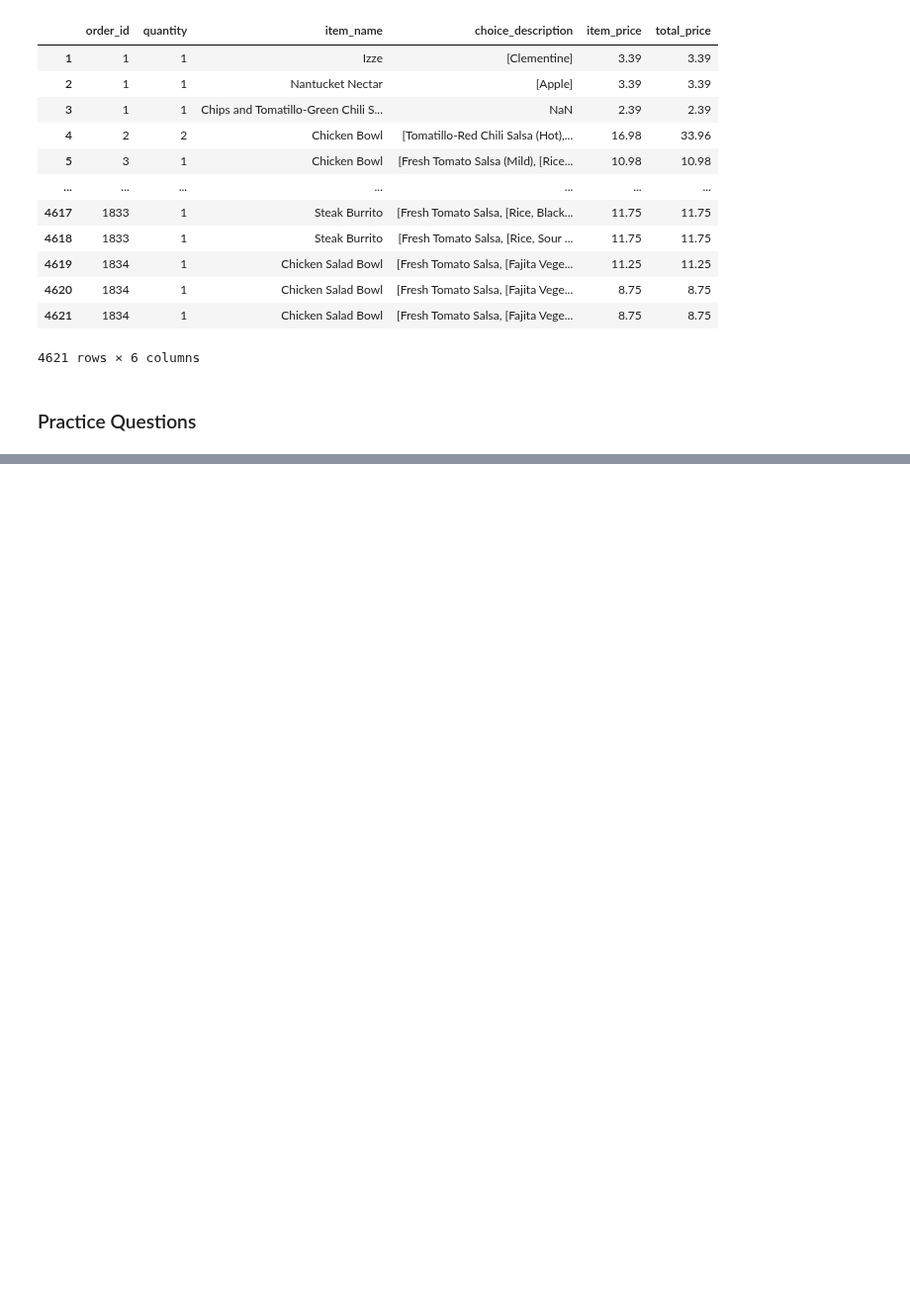
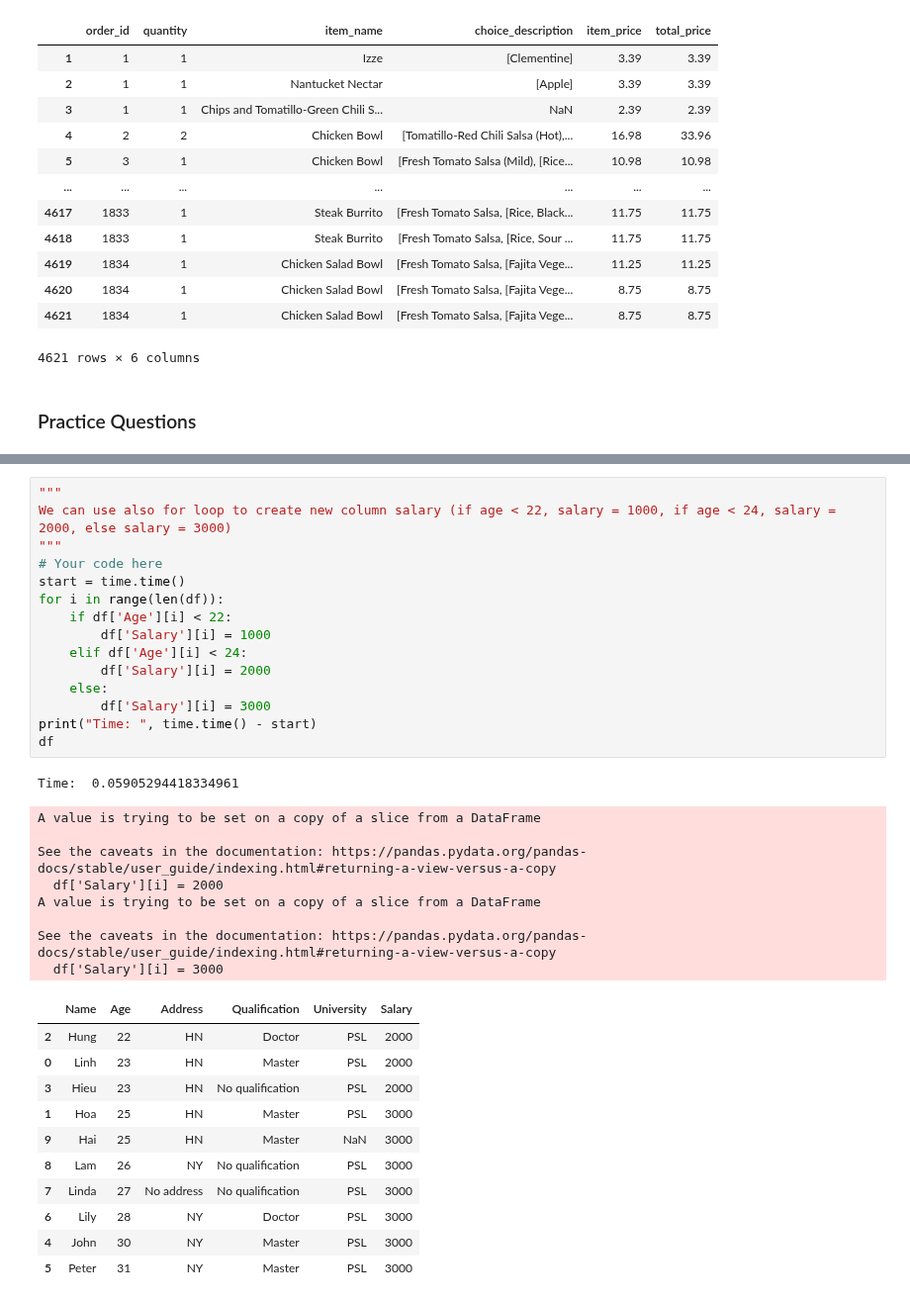
Before and after one commit to qlinhta/my-notes, a Jupyter notebook: teaching/PandasLabAssignment001.ipynb, the cells around one changed output, grey strips where cells are left out. Shown at 99% size. Drawn from its saved outputs; the diff is of its cells as text; blank space fills up the shorter version.

```diff
--- a/teaching/PandasLabAssignment001.ipynb
+++ b/teaching/PandasLabAssignment001.ipynb
@@ -804,0 +1060,36 @@ To add 1000 to their salary for all people who have a PhD degree we can use the
+# %%
+"""
+We can use also for loop to create new column salary (if age < 22, salary = 1000, if age < 24, salary = 2000, else salary = 3000)
+"""
+# Your code here
+start = time.time()
+for i in range(len(df)):
+    if df['Age'][i] < 22:
+        df['Salary'][i] = 1000
+    elif df['Age'][i] < 24:
+        df['Salary'][i] = 2000
+    else:
+        df['Salary'][i] = 3000
+print("Time: ", time.time() - start)
+df
+# %% [output]
+Time:  0.05905294418334961
+A value is trying to be set on a copy of a slice from a DataFrame
+
+See the caveats in the documentation: https://pandas.pydata.org/pandas-docs/stable/user_guide/indexing.html#returning-a-view-versus-a-copy
+  df['Salary'][i] = 2000
+A value is trying to be set on a copy of a slice from a DataFrame
+
+See the caveats in the documentation: https://pandas.pydata.org/pandas-docs/stable/user_guide/indexing.html#returning-a-view-versus-a-copy
+  df['Salary'][i] = 3000
+|  | Name | Age | Address | Qualification | University | Salary |
+| 2 | Hung | 22 | HN | Doctor | PSL | 2000 |
+| 0 | Linh | 23 | HN | Master | PSL | 2000 |
+| 3 | Hieu | 23 | HN | No qualification | PSL | 2000 |
+| 1 | Hoa | 25 | HN | Master | PSL | 3000 |
+| 9 | Hai | 25 | HN | Master | NaN | 3000 |
+| 8 | Lam | 26 | NY | No qualification | PSL | 3000 |
+| 7 | Linda | 27 | No address | No qualification | PSL | 3000 |
+| 6 | Lily | 28 | NY | Doctor | PSL | 3000 |
+| 4 | John | 30 | NY | Master | PSL | 3000 |
+| 5 | Peter | 31 | NY | Master | PSL | 3000 |
```
Also changed, not shown: parts of 76 cells of this notebook.
